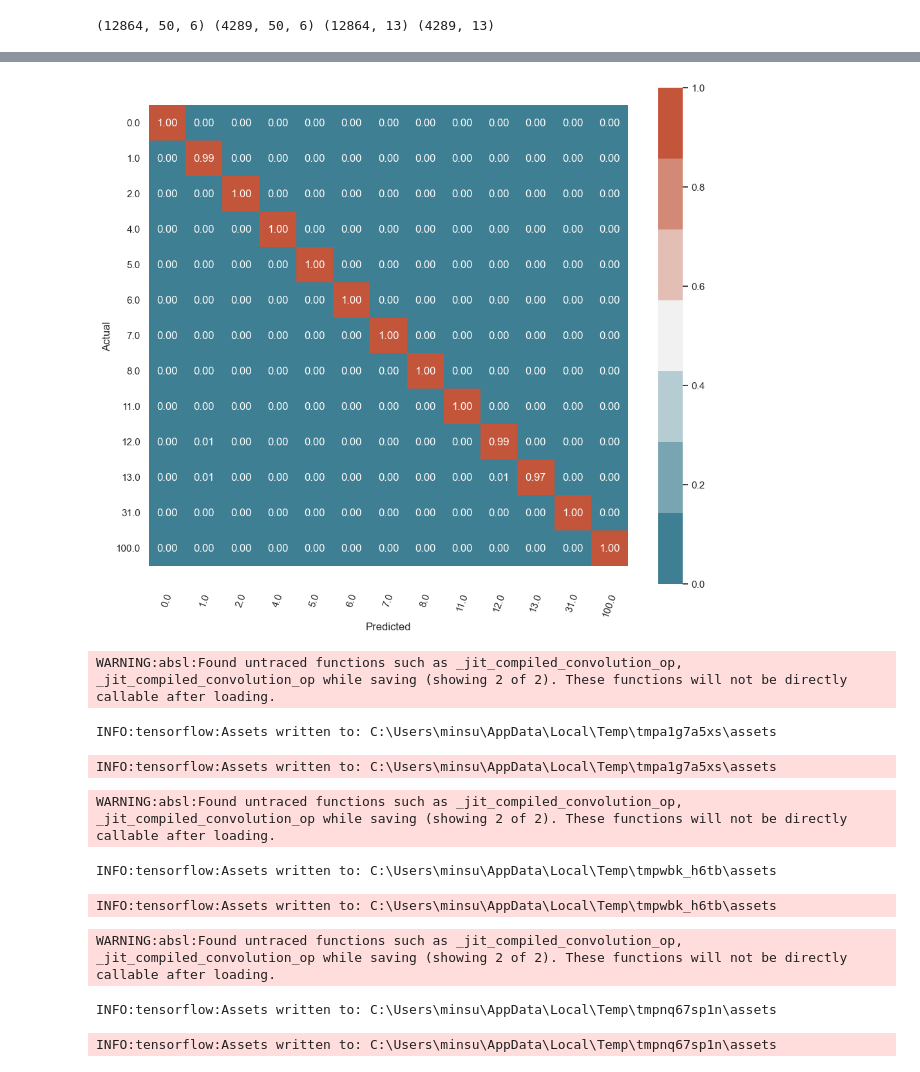
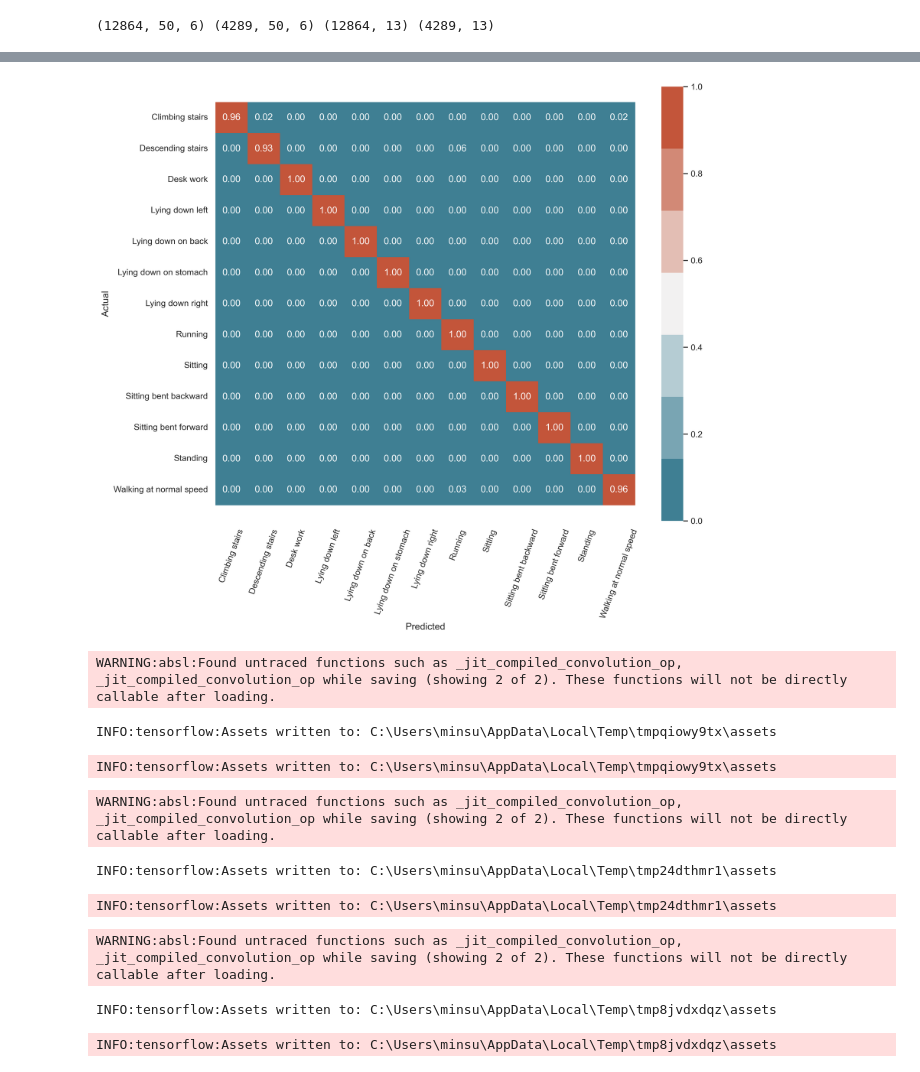
Before and after one commit to sfyzsr/PDIOT-ML, a Jupyter notebook: data_processing/model.ipynb, the cells around one changed output, grey strips where cells are left out. Saved outputs shown, nothing was run; the diff lists cells and outputs as text; code cells hidden in the pictures.

```diff
--- a/data_processing/model.ipynb
+++ b/data_processing/model.ipynb
@@ -44,7 +44,8 @@ def all_csv_to_dataframe(dataframe, thingy_list, respect_list):
                               'gyro_x'       :'T_gyro_x' ,
                               'gyro_y'       :'T_gyro_y' ,
                               'gyro_z'       :'T_gyro_z' ,
-                              'activity_code':'T_activity_code'})
+                              'activity_code':'T_activity_code',
+                              'activity_type':'T_activity_type'})
             new_respect = pd.read_csv(respect_file)
             new_respect = new_respect.rename(columns=
                              {'accel_x'      :'R_accel_x',
@@ -53,8 +54,10 @@ def all_csv_to_dataframe(dataframe, thingy_list, respect_list):
                               'gyro_x'       :'R_gyro_x' ,
                               'gyro_y'       :'R_gyro_y' ,
                               'gyro_z'       :'R_gyro_z' ,
-                              'activity_code':'R_activity_code'})
-
+                              'activity_code':'R_activity_code',
+                              'activity_type':'R_activity_type'})
+            if (new_thingy['T_activity_code'][0] != new_respect['R_activity_code'][0]):
+                continue
             new_dataframe = pd.concat([new_thingy, new_respect], axis=1)
             dataframe = pd.concat([dataframe, new_dataframe])
     dataframe = dataframe.dropna()
@@ -107,9 +157,9 @@ def create_dataset(dataframe, data_columns, label_column, time_steps=1, step=1):
     return X, Y
 
 Thingy_columns = ['T_accel_x', 'T_accel_y', 'T_accel_z', 'T_gyro_x', 'T_gyro_y', 'T_gyro_z', 'mag_x', 'mag_y', 'mag_z']
-Thingy_label = ['T_activity_code']
+Thingy_label = ['T_activity_type']
 Respect_columns = ['R_accel_x', 'R_accel_y', 'R_accel_z', 'R_gyro_x', 'R_gyro_y', 'R_gyro_z']
-Respect_label = ['R_activity_code']
+Respect_label = ['R_activity_type']
 # %%
 # Thingy data only
 X_Thingy, y_Thingy = create_dataset(dataframe, Thingy_columns, Thingy_label, 50, 10)
@@ -134,7 +186,7 @@ print(X_train_Respect.shape, X_test_Respect.shape, y_train_Respect.shape, y_test
 (12864, 50, 6) (4289, 50, 6) (12864, 13) (4289, 13)
 # %%
 # All data
-X, y = create_dataset(dataframe, Thingy_columns + Respect_columns, Thingy_label, 50, 10)
+X, y = create_dataset(dataframe, Thingy_columns + Respect_columns, Respect_label, 50, 10)
 X_train, X_test, pre_y_train, pre_y_test = train_test_split(X, y, random_state=111)
 # %%
 encoder = OneHotEncoder(handle_unknown='ignore', sparse=False)
@@ -230,64 +297,65 @@ def plot_cm(y_true, y_pred, class_names):
         cm,
         annot=True,
         fmt=".2f",
         cmap=sns.diverging_palette(220, 20, n=7),
         ax=ax
     )
 
     plt.xticks(rotation=70)
     plt.yticks(rotation=90)
     plt.ylabel('Actual')
     plt.xlabel('Predicted')
     ax.set_xticklabels(class_names)
     ax.set_yticklabels(class_names, rotation=0)
     b, t = plt.ylim() # discover the values for bottom and top
     b += 0.5 # Add 0.5 to the bottom
     t -= 0.5 # Subtract 0.5 from the top
     plt.ylim(b, t) # update the ylim(bottom, top) values
     plt.show() # ta-da!
 
 register_matplotlib_converters()
 sns.set(style='whitegrid', palette='muted', font_scale=1)
 
 rcParams['figure.figsize'] = 22, 10
+rcParams['figure.dpi'] = 300
 
 plot_cm(
     encoder.inverse_transform(y_test),
     encoder.inverse_transform(predy),
     encoder.categories_[0]
 )
 # %% [output]
-[figure, old version]
+[figure, new version]
 # %%
 # all model
 all_converter = tf.lite.TFLiteConverter.from_keras_model(all_model)
 tflite_all_model = all_converter.convert()
 
-with open('all_model.tflite', 'wb') as f:
+with open('noMovement_all_model.tflite', 'wb') as f:
   f.write(tflite_all_model)
 # %% [output]
 WARNING:absl:Found untraced functions such as _jit_compiled_convolution_op, _jit_compiled_convolution_op while saving (showing 2 of 2). These functions will not be directly callable after loading.
-INFO:tensorflow:Assets written to: C:\Users\minsu\AppData\Local\Temp\tmpa1g7a5xs\assets
+INFO:tensorflow:Assets written to: C:\Users\minsu\AppData\Local\Temp\tmpqiowy9tx\assets
-INFO:tensorflow:Assets written to: C:\Users\minsu\AppData\Local\Temp\tmpa1g7a5xs\assets
+INFO:tensorflow:Assets written to: C:\Users\minsu\AppData\Local\Temp\tmpqiowy9tx\assets
 # %%
 # respeck model
 respeck_converter = tf.lite.TFLiteConverter.from_keras_model(respeck_model)
 tflite_respeck_model = respeck_converter.convert()
 
-with open('respeck_model.tflite', 'wb') as f:
+with open('noMovement_respeck_model.tflite', 'wb') as f:
   f.write(tflite_respeck_model)
 # %% [output]
 WARNING:absl:Found untraced functions such as _jit_compiled_convolution_op, _jit_compiled_convolution_op while saving (showing 2 of 2). These functions will not be directly callable after loading.
-INFO:tensorflow:Assets written to: C:\Users\minsu\AppData\Local\Temp\tmpwbk_h6tb\assets
+INFO:tensorflow:Assets written to: C:\Users\minsu\AppData\Local\Temp\tmp24dthmr1\assets
-INFO:tensorflow:Assets written to: C:\Users\minsu\AppData\Local\Temp\tmpwbk_h6tb\assets
+INFO:tensorflow:Assets written to: C:\Users\minsu\AppData\Local\Temp\tmp24dthmr1\assets
 # %%
 # thingy model
 thingy_converter = tf.lite.TFLiteConverter.from_keras_model(thingy_model)
 tflite_thingy_model = thingy_converter.convert()
 
-with open('thingy_model.tflite', 'wb') as f:
+with open('noMovement_thingy_model.tflite', 'wb') as f:
   f.write(tflite_thingy_model)
 # %% [output]
 WARNING:absl:Found untraced functions such as _jit_compiled_convolution_op, _jit_compiled_convolution_op while saving (showing 2 of 2). These functions will not be directly callable after loading.
-INFO:tensorflow:Assets written to: C:\Users\minsu\AppData\Local\Temp\tmpnq67sp1n\assets
+INFO:tensorflow:Assets written to: C:\Users\minsu\AppData\Local\Temp\tmp8jvdxdqz\assets
-INFO:tensorflow:Assets written to: C:\Users\minsu\AppData\Local\Temp\tmpnq67sp1n\assets
+INFO:tensorflow:Assets written to: C:\Users\minsu\AppData\Local\Temp\tmp8jvdxdqz\assets
```
Also changed, not shown: parts of 16 cells of this notebook, 10 other files.
